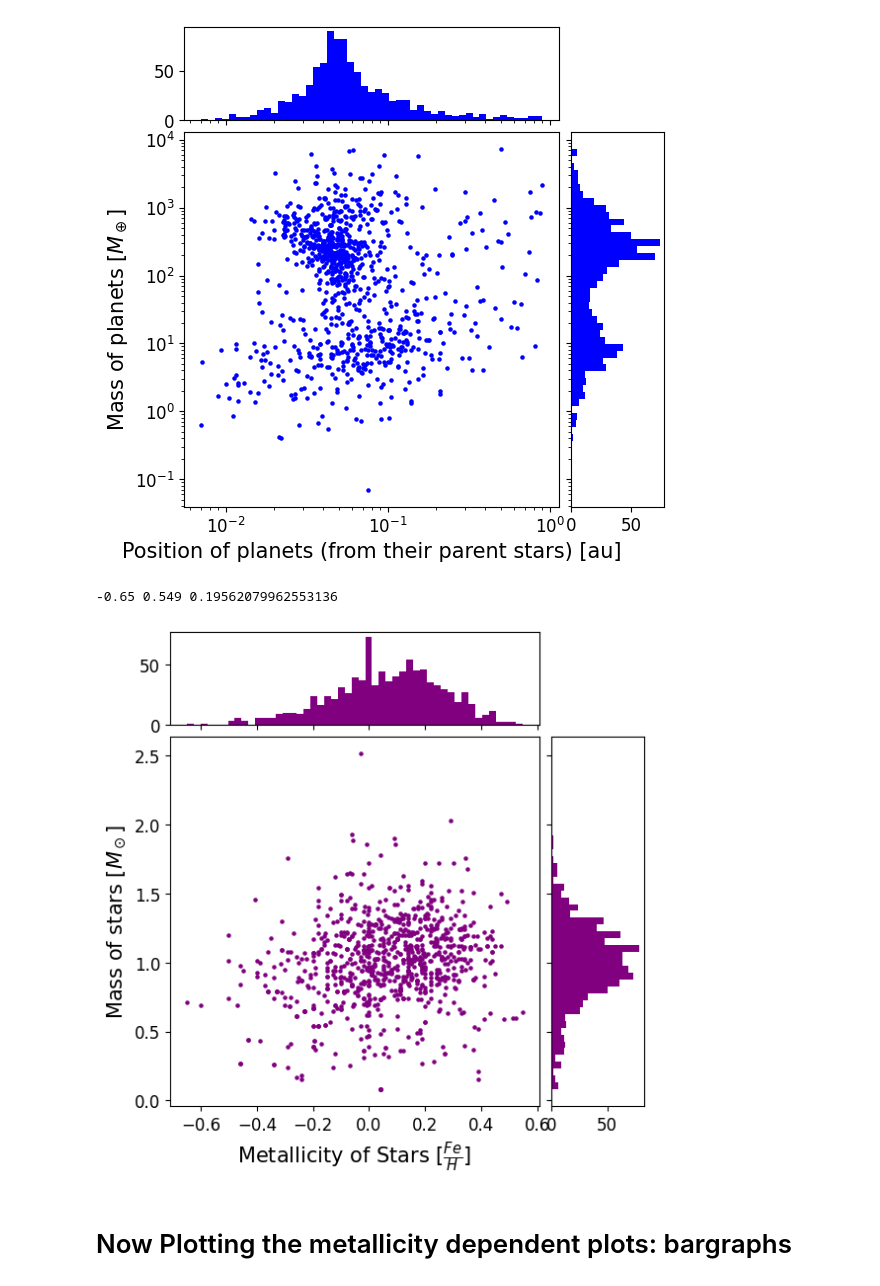
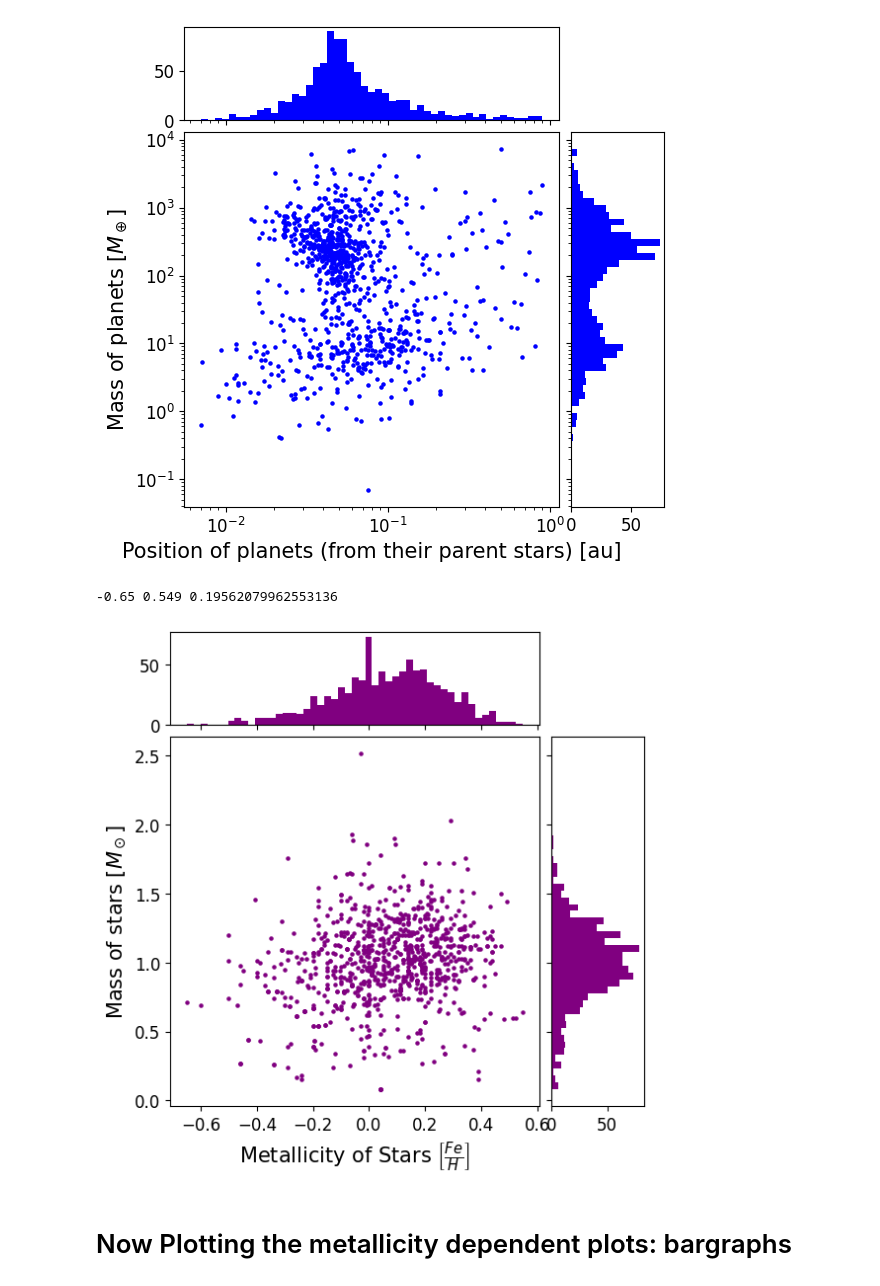
Before and after one commit to JayashreeNarayan/Summer-2023---Pebble-Predictor-Analyses, a Jupyter notebook: Main.ipynb, the cells around one changed output. Saved outputs shown, nothing was run; the diff lists cells and outputs as text; code cells hidden in the pictures.

```diff
--- a/Main.ipynb
+++ b/Main.ipynb
@@ -384,35 +384,35 @@ ax_histy = fig.add_subplot(gs[1, 1])
 
 #ax.errorbar(x1, y1, yerr=errarr1, xerr=errarrx1, fmt='None', elinewidth=0.5, color='purple', ls="None")
 ax.scatter(x1,y1, color="purple", s=5)
-ax.set_xlabel(r"Metallicity of Stars $[\frac{Fe}{H}]$", fontsize=15)
+ax.set_xlabel(r"Metallicity of Stars $\left[\frac{Fe}{H}\right]$", fontsize=15)
 ax.set_ylabel(r"Mass of stars [$M_\odot$]", fontsize=15)
 #ax.set_title("Figure 1", x=1.2, y=1.2)
 #ax.set_yscale("log")
 #ax.set_xscale("log")
 
 bins1=np.linspace(min(x1),max(x1),50)
 counts1,bins_new=np.histogram(x1,bins=bins1)
 ax_histx.hist(x1, color="purple", label="false", bins=bins_new)
 #ax_histx.set_xscale("log")
 #ax_histx.set_yscale("log")
 
 
 bins2=np.linspace(min(y1),max(y1),50)
 counts2,bins_new_2=np.histogram(y1,bins=bins2)
 ax_histy.hist(y1,  color="purple", orientation='horizontal',label="false", bins=bins2)
 #ax_histy.set_yscale("log")
 #ax_histy.set_xscale("log")
 
 #ax_histx.axes.get_xaxis().set_visible(False)
 #ax_histy.axes.get_yaxis().set_visible(False)
 ax_histx.xaxis.set_tick_params(labelbottom=False)
 ax_histy.yaxis.set_tick_params(labelleft=False)
 
 print(min(x1), max(x1), np.std(x1))
 plt.savefig("Graphs/data_starmassvsmetallicity.pdf", bbox_inches = 'tight')
 # %% [output]
 -0.65 0.549 0.19562079962553136
-[figure, old version]
+[figure, new version]
 # %% [markdown]
 # Now Plotting the metallicity dependent plots: bargraphs
 # %%
```
Also changed, not shown: parts of 1 cell of this notebook, 5 other files.
